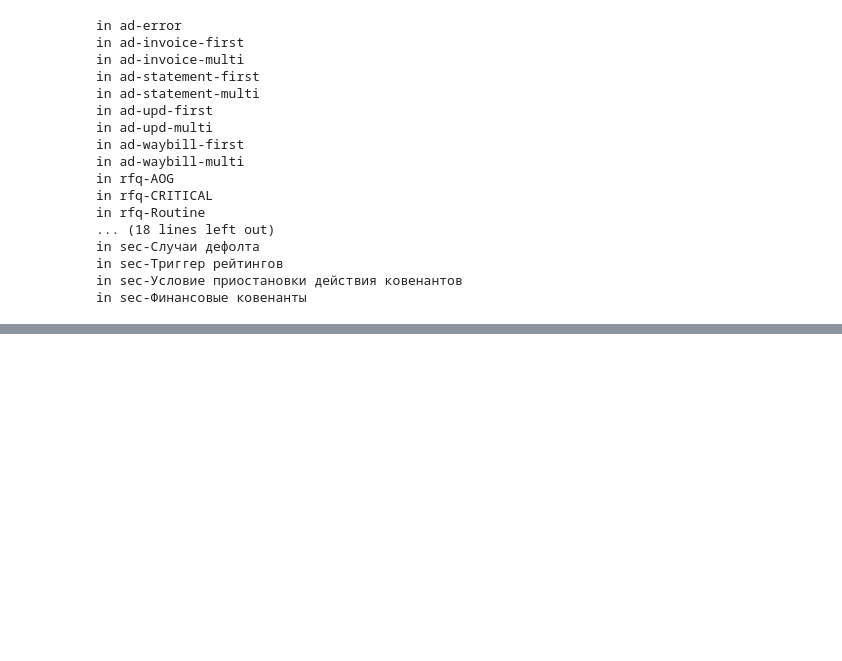
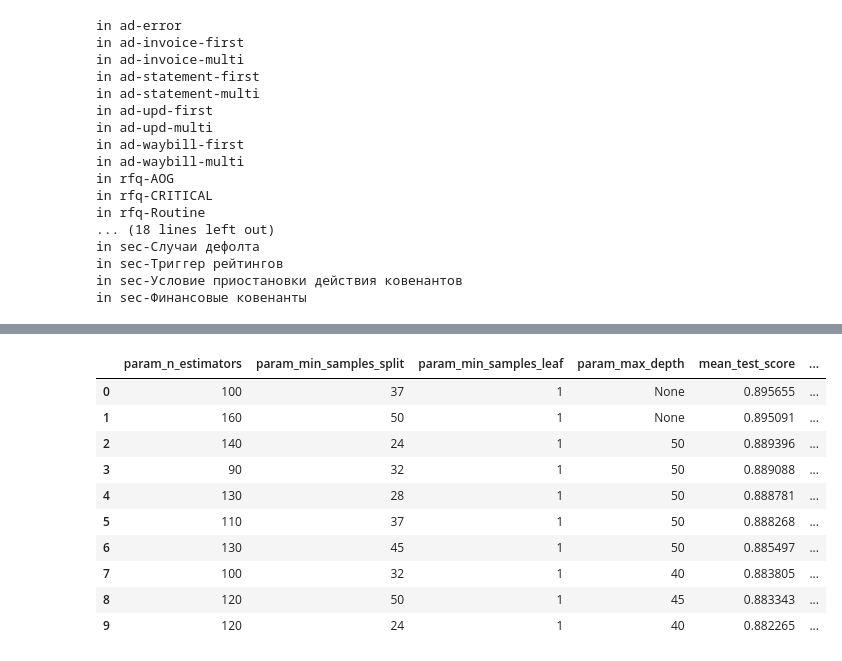
Before and after one commit to cherepasshka/document-classifier, a Jupyter notebook: DOCUMENT_CLASSIFIER.ipynb, the cells around one changed output, grey strips where cells are left out. Drawn from its saved outputs; the diff is of its cells as text; code cells hidden in the pictures; blank space fills up the shorter version.

```diff
--- a/DOCUMENT_CLASSIFIER.ipynb
+++ b/DOCUMENT_CLASSIFIER.ipynb
@@ -277,3 +312,18 @@ rs_df.head(10)
+# %%
+rs_df = GetResultsDataFrame(rs)
+rs_df.head(10)
+# %% [output]
+|  | param_n_estimators | param_min_samples_split | param_min_samples_leaf | param_max_depth | mean_test_score | ... |
+| 0 | 100 | 37 | 1 | None | 0.895655 | ... |
+| 1 | 160 | 50 | 1 | None | 0.895091 | ... |
+| 2 | 140 | 24 | 1 | 50 | 0.889396 | ... |
+| 3 | 90 | 32 | 1 | 50 | 0.889088 | ... |
+| 4 | 130 | 28 | 1 | 50 | 0.888781 | ... |
+| 5 | 110 | 37 | 1 | 50 | 0.888268 | ... |
+| 6 | 130 | 45 | 1 | 50 | 0.885497 | ... |
+| 7 | 100 | 32 | 1 | 40 | 0.883805 | ... |
+| 8 | 120 | 50 | 1 | 45 | 0.883343 | ... |
+| 9 | 120 | 24 | 1 | 40 | 0.882265 | ... |
 # %%
 colors = ['lightgrey', 'coral', 'lightgreen', 'wheat', 'lightpink',
           'skyblue', 'forestgreen', 'maroon', 'olivedrab']
```
Also changed, not shown: parts of 31 cells of this notebook.
